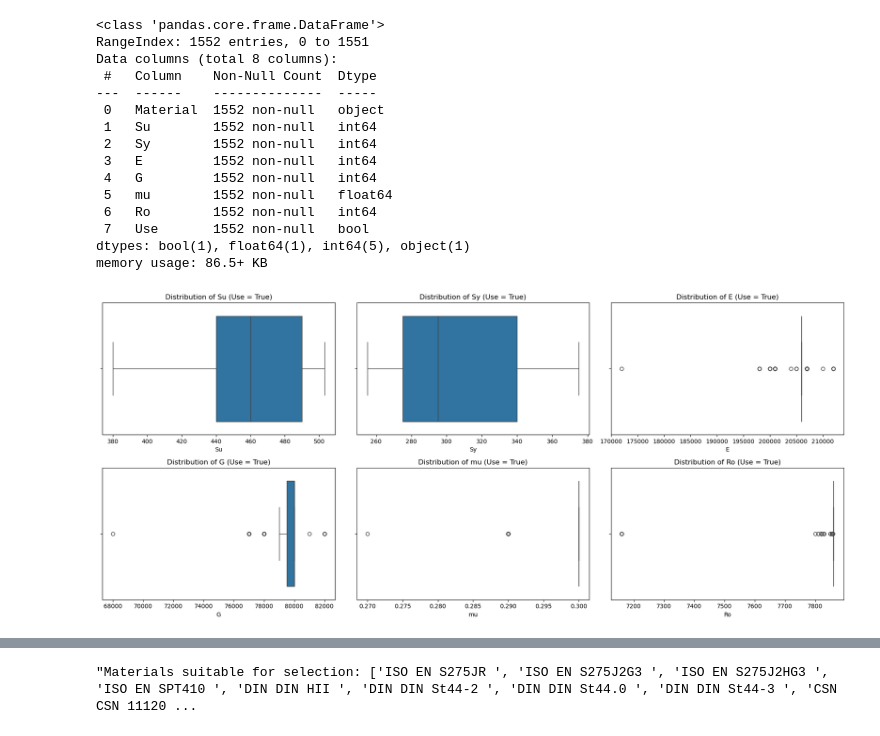
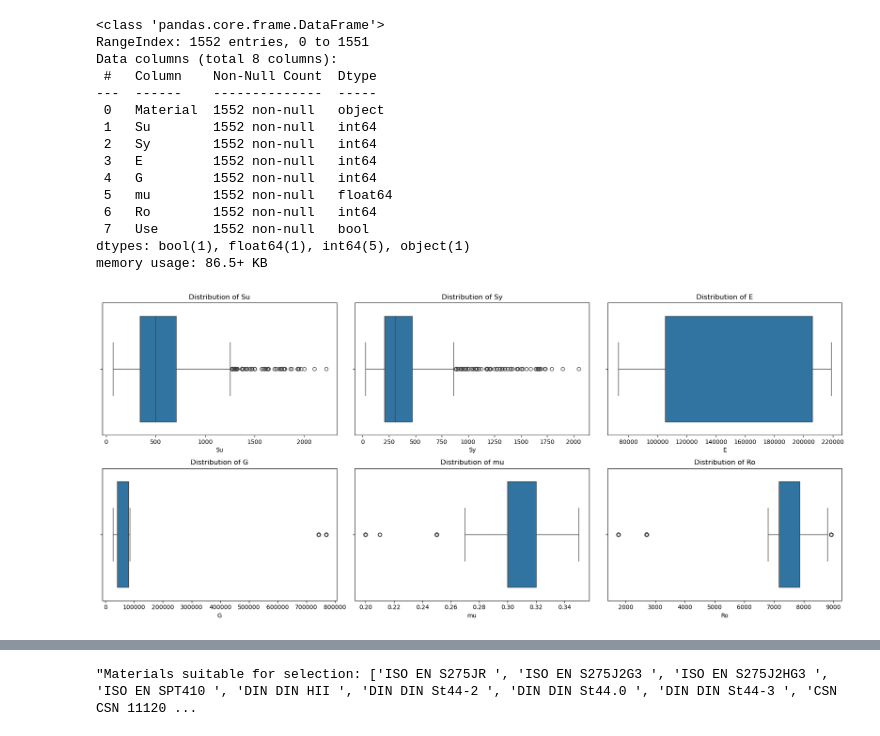
Before and after one commit to Eleonora03/ML-for-Material-Selection, a Jupyter notebook: Your_steel_adviser.ipynb, the cells around one changed output, grey strips where cells are left out. Saved outputs shown, nothing was run; the diff lists cells and outputs as text; code cells hidden in the pictures.

```diff
--- a/Your_steel_adviser.ipynb
+++ b/Your_steel_adviser.ipynb
@@ -45,26 +45,22 @@ Data columns (total 8 columns):
  7   Use       1552 non-null   bool
 dtypes: bool(1), float64(1), int64(5), object(1)
 memory usage: 86.5+ KB
-# %%
-# Define the features to analyze.
-features = ['Su', 'Sy', 'E', 'G', 'mu', 'Ro']
-
-# Filter the DataFrame to only include rows where 'Use' is True (materials suitable for use).
-df_true = df[df['Use'] == True]
-
-# Create a 2x3 grid of subplots for boxplots of each feature.
-fig, axes = plt.subplots(2, 3, figsize=(18, 8))
-
-# Flatten axes array for easy iteration.
-axes = axes.flatten()
-
-# Plot a boxplot for each feature to visualize its distribution.
-for i, feature in enumerate(features):
-    sns.boxplot(x=df_true[feature], ax=axes[i])
-    axes[i].set_title(f'Distribution of {feature} (Use = True)')
-    axes[i].set_xlabel(feature)
-plt.savefig("Distribution_of_features_usable_materials.png", dpi=300)
-plt.tight_layout()
-plt.show()
-# %% [output]
-[figure, removed]
+# %%
+# Define the features to analyze.
+features = ['Su', 'Sy', 'E', 'G', 'mu', 'Ro']
+
+# Create a 2x3 grid of subplots for boxplots of each feature.
+fig, axes = plt.subplots(2, 3, figsize=(18, 8))
+
+# Flatten axes array for easy iteration.
+axes = axes.flatten()
+
+for i, feature in enumerate(features):
+    sns.boxplot(x=df[feature], ax=axes[i])
+    axes[i].set_title(f'Distribution of {feature}')
+    axes[i].set_xlabel(feature)
+plt.savefig("Distribution_of_features_usable_materials.png", dpi=300)
+plt.tight_layout()
+plt.show()
+# %% [output]
+[figure, added]
```
Also changed, not shown: parts of 7 cells of this notebook.
